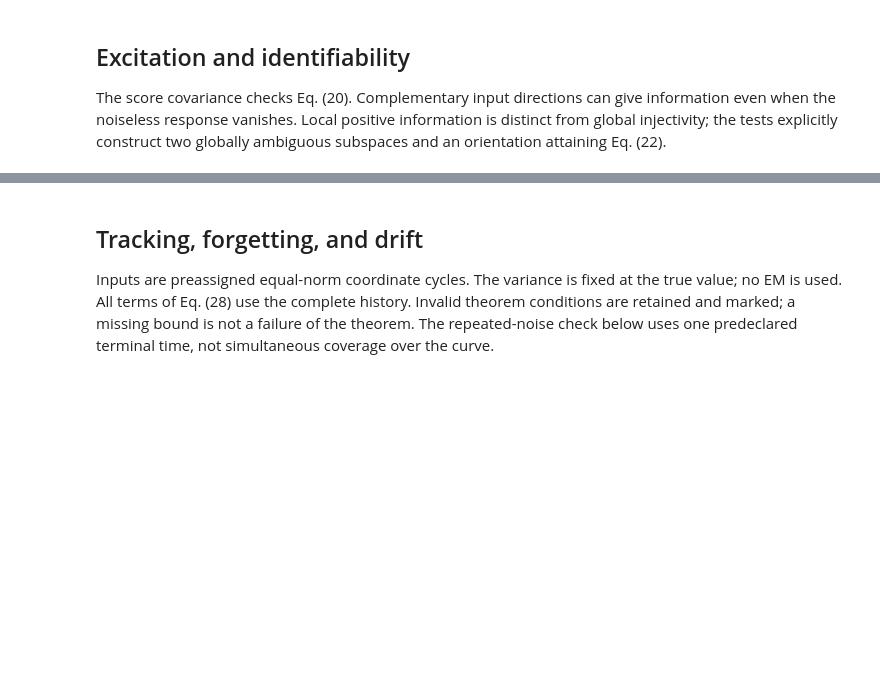
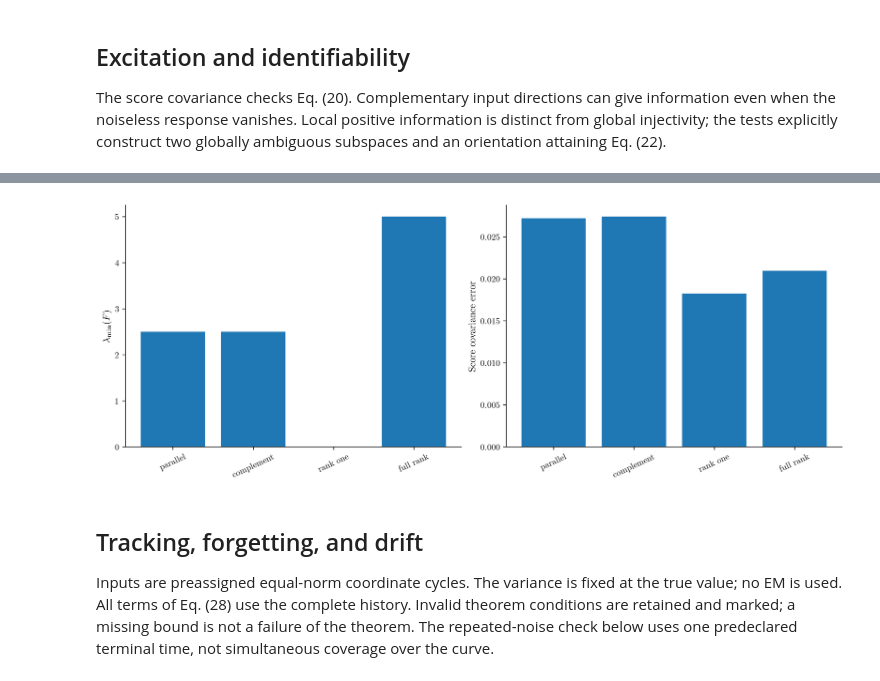
Before and after one commit to shreyasnb/Bayesian-ST, a Jupyter notebook: notebooks/00_theory.ipynb, the cells around one changed output, grey strips where cells are left out. Saved outputs shown, nothing was run; the diff lists cells and outputs as text; code cells hidden in the pictures; blank space fills up the shorter version.

```diff
--- a/notebooks/00_theory.ipynb
+++ b/notebooks/00_theory.ipynb
@@ -100,3 +114,17 @@ save(fig,OUT/'theory_information');plt.show()
+# %%
+plot_data = info.copy()
+DPI = 300
+FIGSIZE = (12.0, 4.5)
+OUTPUT_PDF = EDITABLE_OUTPUT / "theory_information.pdf"
+
+fig,axs=plt.subplots(1,2,figsize=FIGSIZE, dpi=DPI, layout="constrained")
+axs[0].bar(plot_data.input,plot_data.lambda_min);axs[0].set_ylabel(r'$\lambda_{\min}(F)$')
+axs[1].bar(plot_data.input,plot_data.relative_error);axs[1].set_ylabel('Score covariance error')
+for ax in axs: ax.tick_params(axis='x',rotation=25)
+fig.savefig(OUTPUT_PDF, dpi=DPI, bbox_inches=None)
+plt.show()
+# %% [output]
+[figure, added]
 # %% [markdown]
 ## Tracking, forgetting, and drift
 Inputs are preassigned equal-norm coordinate cycles. The variance is fixed at the true value; no EM is used. All terms of Eq. (28) use the complete history. Invalid theorem conditions are retained and marked; a missing bound is not a failure of the theorem. The repeated-noise check below uses one predeclared terminal time, not simultaneous coverage over the curve.
```
Also changed, not shown: parts of 16 cells of this notebook, 30 other files.
